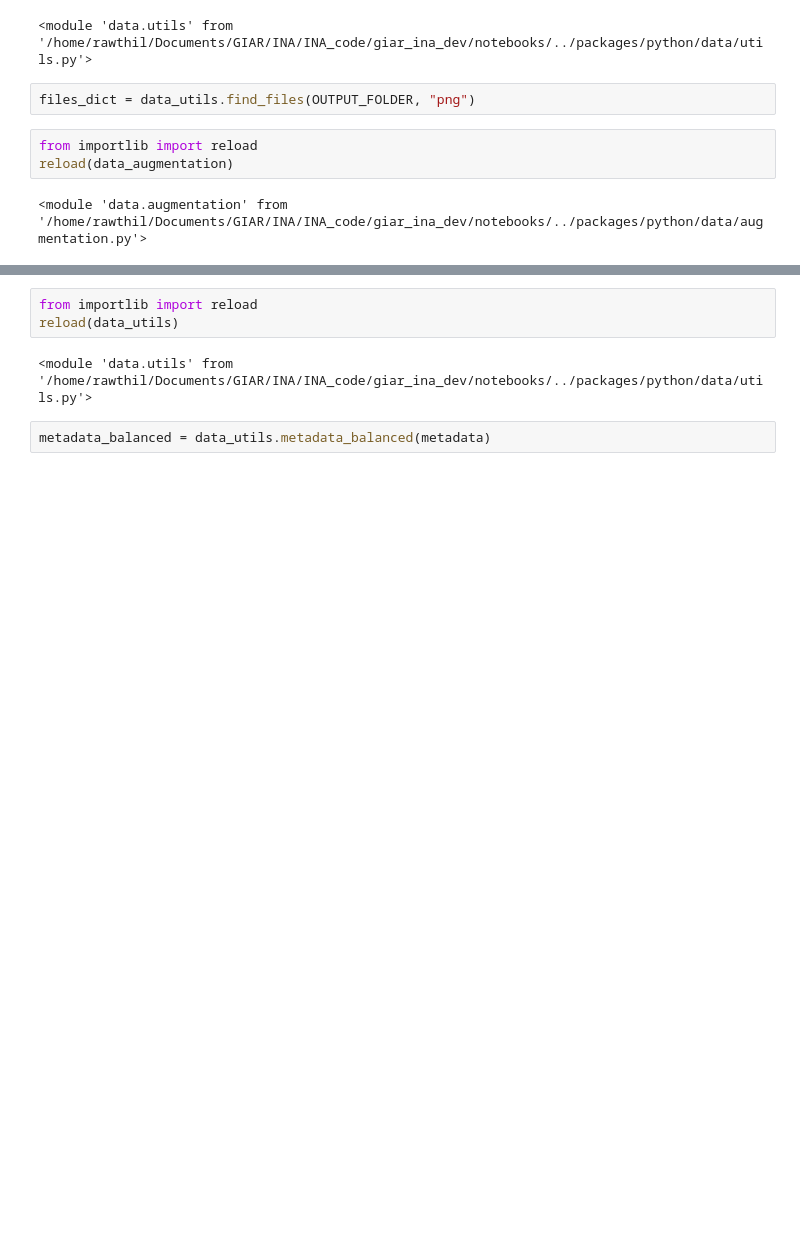
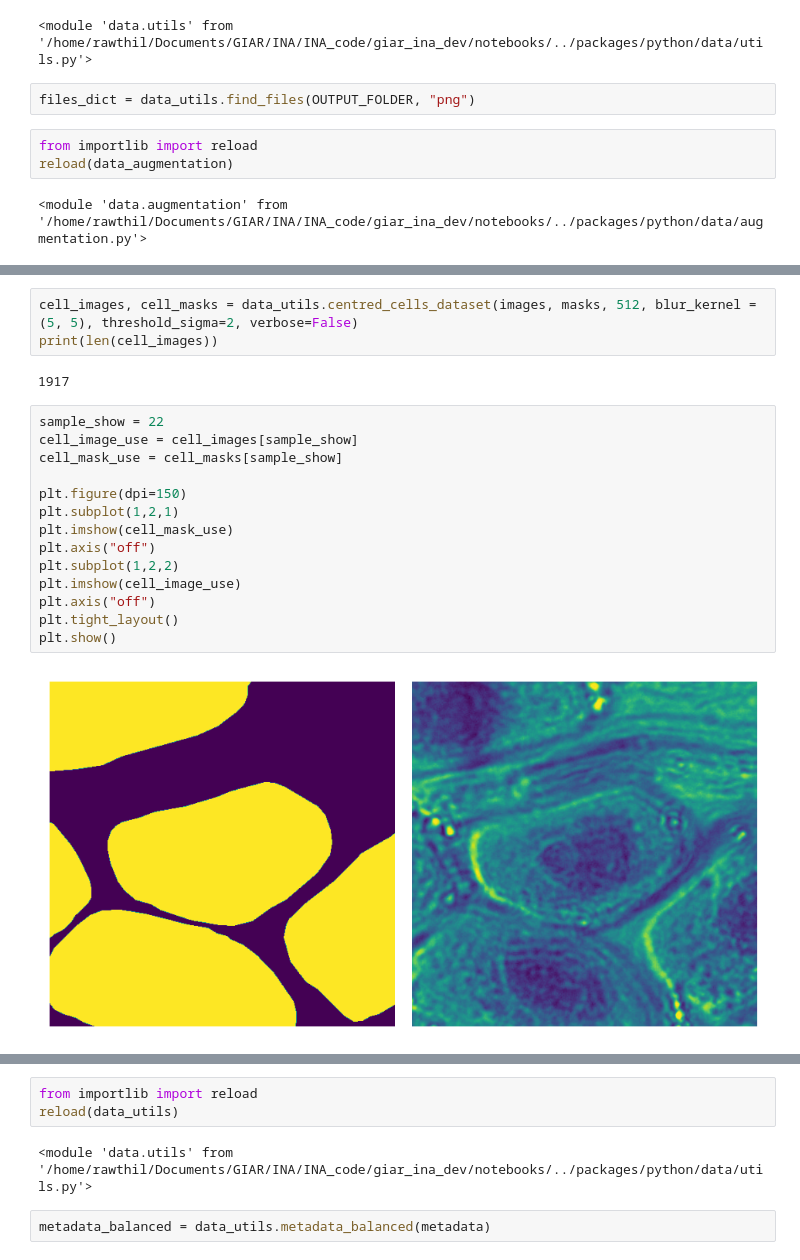
Before and after one commit to RawthiL/giar_ina_dev, a Jupyter notebook: notebooks/data_tests.ipynb, the cells around one changed output, grey strips where cells are left out. Saved outputs shown, nothing was run; the diff lists cells and outputs as text; blank space fills up the shorter version.

Commit message:
added centred cell segmentation

```diff
--- a/notebooks/data_tests.ipynb
+++ b/notebooks/data_tests.ipynb
@@ -71,3 +76,24 @@ plt.show()
+# %%
+cell_images, cell_masks = data_utils.centred_cells_dataset(images, masks, 512, blur_kernel = (5, 5), threshold_sigma=2, verbose=False)
+print(len(cell_images))
+# %% [output]
+1917
+# %%
+sample_show = 22
+cell_image_use = cell_images[sample_show]
+cell_mask_use = cell_masks[sample_show]
+
+plt.figure(dpi=150)
+plt.subplot(1,2,1)
+plt.imshow(cell_mask_use)
+plt.axis("off")
+plt.subplot(1,2,2)
+plt.imshow(cell_image_use)
+plt.axis("off")
+plt.tight_layout()
+plt.show()
+# %% [output]
+[figure, added]
 # %%
 cut_list = data_augmentation.cut_image(image_changed, 256, 256, 128, 128)
 
```
Also changed, not shown: parts of 6 cells of this notebook, 1 other file.
